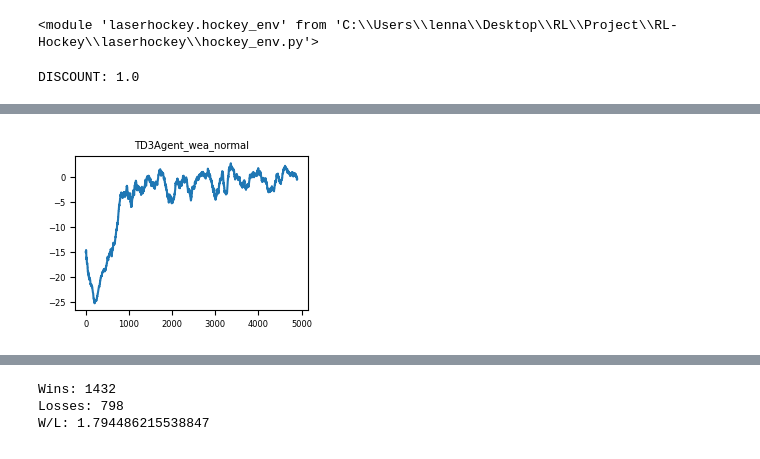
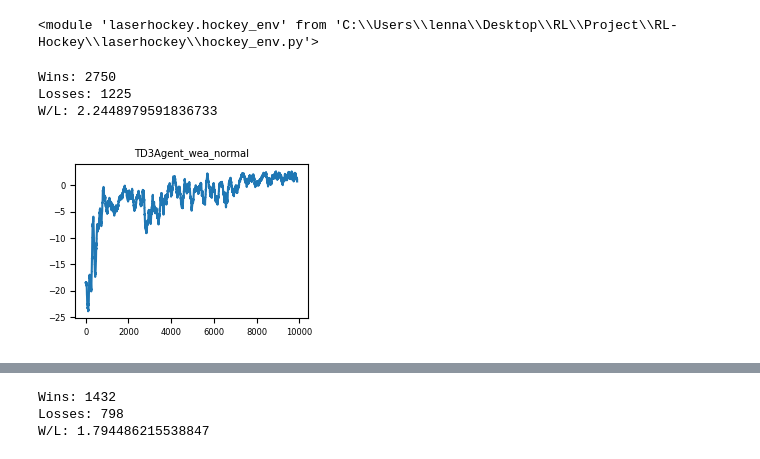
Before and after one commit to emilbreustedt/RL-Hockey, a Jupyter notebook: project-notebook.ipynb, the cells around one changed output, grey strips where cells are left out. Drawn from its saved outputs; the diff is of its cells as text; code cells hidden in the pictures.

```diff
--- a/project-notebook.ipynb
+++ b/project-notebook.ipynb
@@ -87,16 +87,25 @@ def train(agent1, agent2, config):
             a1 = player1.act(obs, eps=config["eps"])
             a2 = player2.act(obs_agent2)
             obsnew, r, d, _, info = env.step(np.hstack([a1,a2]))
+            #print(obsnew, r)
             if info['winner']==1:
                 wins += 1
             elif info['winner']==-1:
                 losses += 1
             player1.store_transition((obs, a1, r, obsnew, d))
+            if abs(r)>0:
+                player1.store_transition((obs, a1, r, obsnew, d))
+                player1.store_transition((obs, a1, r, obsnew, d))
+                player1.store_transition((obs, a1, r, obsnew, d))
+                player1.store_transition((obs, a1, r, obsnew, d))
+                player1.store_transition((obs, a1, r, obsnew, d))
             if config["mode"]=="selfplay":
                 player2.store_transition((obs, a2, r, obsnew, d))
             obs_agent2 = env.obs_agent_two()
+            #print(abs(obs-obsnew), abs(old_r-r))
             obs=obsnew
             ep_r +=r
+            #print(r)
             old_r = r
         if not config["test"] and i>100:
             loss = player1.train(config["iter_fit"])
@@ -150,7 +159,7 @@ start_config = {
     "agent_type" : "TD3",
     "test" : False,
     "render" : False,
-    "episodes" : 5000,
+    "episodes" : 10000,
     "mode" : "normal",
     "eps" : 0.1,
     "discount":1,
@@ -160,12 +169,12 @@ start_config = {
     "hidden_sizes_critic" : [128,128,64],
     "iter_fit" : 32,
     "smoothing_std"  : 0.0005,
-    "smoothing_clip" : 0.0005/2,
+    "smoothing_clip" : 0.00025,
     "checkpoint1" : None,
     "checkpoint2" : None,
-    "learning_rate_actor": 0.001,
-    "learning_rate_critic": 0.001,
-    "buffer_size" : 1e6
+    "learning_rate_actor": 0.0001,
+    "learning_rate_critic": 0.0001,
+    "buffer_size" : 25000
 }
 # lr of 0.001 for both seems to work best
 # large buffer size seems to be better
@@ -173,51 +182,47 @@ start_config = {
 # discount 1 shows best results (winning later isn't worse than earlier?)
 # %%
 ### training without defense/attack ###
-config = start_config.copy()
-# regular training
-config["name"] = "paramtest2"
-config["mode"] = "normal"
 
-config["episodes"] = 5000
-config = start_config.copy()
-for discount in [1.0,0.99]:
-    config["name"] = "paramtest3"
-    config["mode"] = "normal"
-    print("DISCOUNT:", discount)
-    config["discount"] = discount
-    init_train(config)
-    config["checkpoint1"] = f'./results/TD3Agent_hockey_{config["name"]}_{config["mode"]}_agent.pth'
-    # test agent
-    config["test"] = True
-    init_train(config)
-    config["test"] = False
 
 '''config = start_config.copy()
-for lr_act in [0.001, 0.0001, 0.00001]:
-    config["name"] = "paramtest2"
-    config["mode"] = "normal"
-    print("LR ACTOR:", lr_act)
-    config["learning_rate_actor"] = lr_act
-    init_train(config)
-    config["checkpoint1"] = f'./results/TD3Agent_hockey_{config["name"]}_{config["mode"]}_agent.pth'
-    # test agent
-    config["mode"] = "normal"
-    config["test"] = True
-    init_train(config)
-    config["test"] = False
+config["name"] = "baseline_optimparam"
+config["episodes"] = 10000
+config["mode"] = "normal"
+init_train(config)
+config["checkpoint1"] = f'./results/TD3Agent_hockey_{config["name"]}_{config["mode"]}_agent.pth'
+# test agent
+config["test"] = True
+config["episodes"] = 5000
+init_train(config)'''
+
 
 config = start_config.copy()
-for lr_crit in [0.001, 0.0001, 0.00001]:
-    config["name"] = "paramtest2"
+config["name"] = "paramtest5"
+config["mode"] = "normal"
+init_train(config)
+config["checkpoint1"] = f'./results/TD3Agent_hockey_{config["name"]}_{config["mode"]}_agent.pth'
+# test agent
+config["mode"] = "normal"
+config["test"] = True
+init_train(config)
+config["test"] = False
+
+
+'''for lr_crit in [0.001, 0.0001, 0.00001]:
+    config = start_config.copy()
+    config["name"] = "paramtest4"
     config["mode"] = "normal"
     print("LR CRITIC:", lr_crit)
     config["learning_rate_critic"] = lr_crit
     init_train(config)
     config["checkpoint1"] = f'./results/TD3Agent_hockey_{config["name"]}_{config["mode"]}_agent.pth'
     # test agent
     config["mode"] = "normal"
     config["test"] = True
     init_train(config)
     config["test"] = False'''
 # %% [output]
-DISCOUNT: 1.0
+Wins: 2750
+Losses: 1225
+W/L: 2.2448979591836733
+[figure, new version]
@@ -227 +231,0 @@ W/L: 2.419753086419753
-[figure, old version]
```
Also changed, not shown: parts of 2 cells of this notebook, 9 other files.
